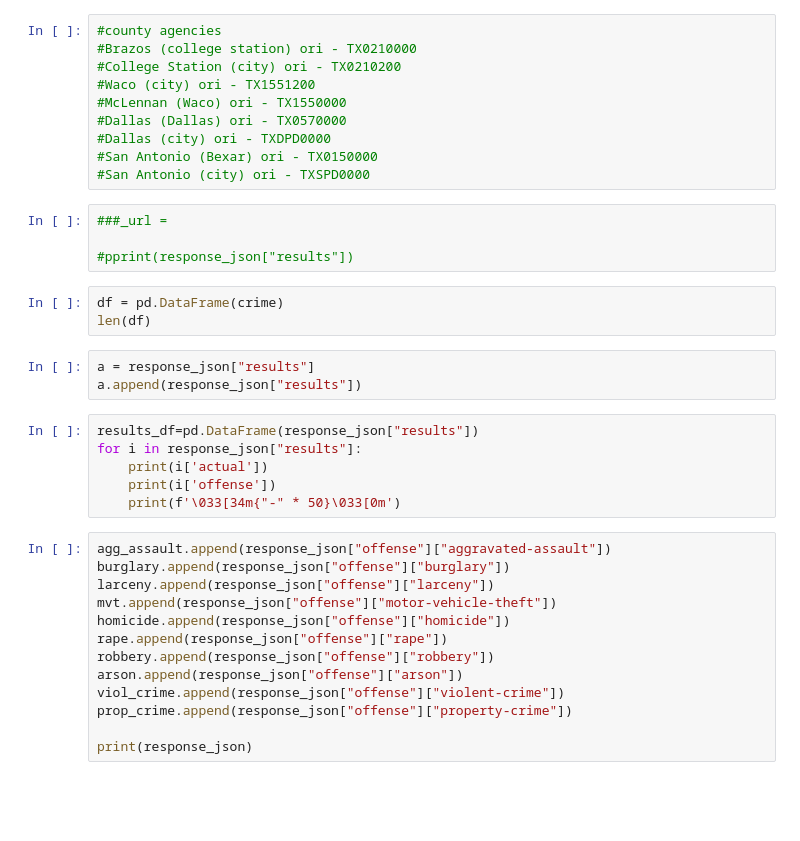
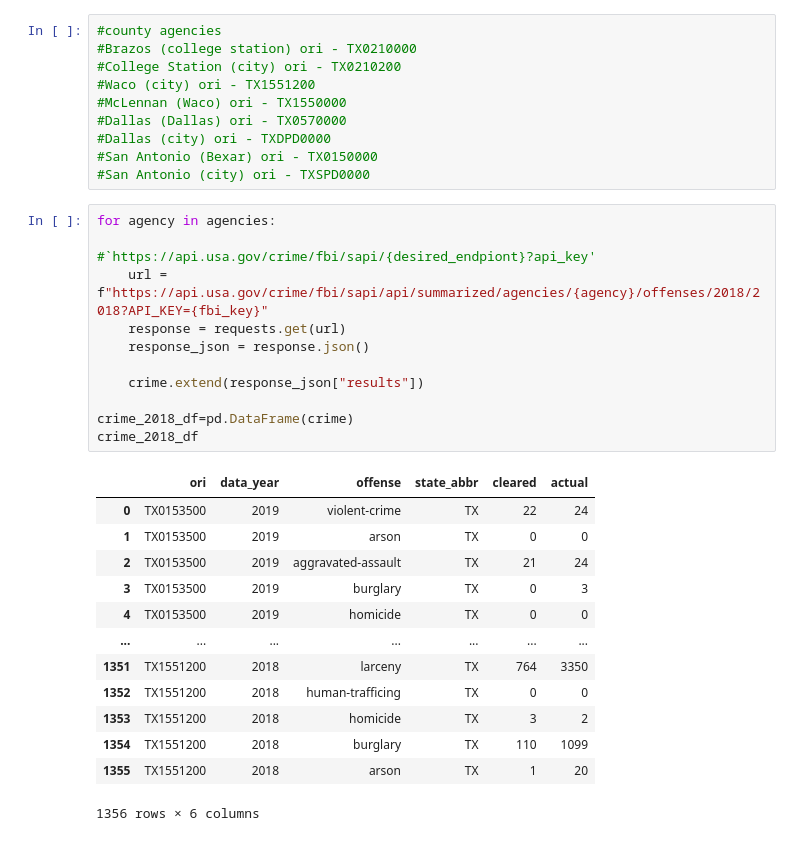
Before and after one commit to Aprieto7/Project-1, a Jupyter notebook: Crime_Data.ipynb, the cells around one changed output. Cells and saved outputs as stored; diff of their text form; blank space fills up the shorter version.

```diff
--- a/Crime_Data.ipynb
+++ b/Crime_Data.ipynb
@@ -75,32 +71,29 @@ crime_df
 #Dallas (city) ori - TXDPD0000
 #San Antonio (Bexar) ori - TX0150000
 #San Antonio (city) ori - TXSPD0000
-# %%
-###_url =
-
-#pprint(response_json["results"])
-# %%
-df = pd.DataFrame(crime)
-len(df)
-# %%
-a = response_json["results"]
-a.append(response_json["results"])
-# %%
-results_df=pd.DataFrame(response_json["results"])
-for i in response_json["results"]:
-    print(i['actual'])
-    print(i['offense'])
-    print(f'\033[34m{"-" * 50}\033[0m')
-# %%
-agg_assault.append(response_json["offense"]["aggravated-assault"])
-burglary.append(response_json["offense"]["burglary"])
-larceny.append(response_json["offense"]["larceny"])
-mvt.append(response_json["offense"]["motor-vehicle-theft"])
-homicide.append(response_json["offense"]["homicide"])
-rape.append(response_json["offense"]["rape"])
-robbery.append(response_json["offense"]["robbery"])
-arson.append(response_json["offense"]["arson"])
-viol_crime.append(response_json["offense"]["violent-crime"])
-prop_crime.append(response_json["offense"]["property-crime"])
-
-print(response_json)
+# %%
+for agency in agencies:
+
+#`https://api.usa.gov/crime/fbi/sapi/{desired_endpiont}?api_key'
+    url = f"https://api.usa.gov/crime/fbi/sapi/api/summarized/agencies/{agency}/offenses/2018/2018?API_KEY={fbi_key}"
+    response = requests.get(url)
+    response_json = response.json()
+
+    crime.extend(response_json["results"])
+
+crime_2018_df=pd.DataFrame(crime)
+crime_2018_df
+# %% [output]
+|  | ori | data_year | offense | state_abbr | cleared | actual |
+| 0 | TX0153500 | 2019 | violent-crime | TX | 22 | 24 |
+| 1 | TX0153500 | 2019 | arson | TX | 0 | 0 |
+| 2 | TX0153500 | 2019 | aggravated-assault | TX | 21 | 24 |
+| 3 | TX0153500 | 2019 | burglary | TX | 0 | 3 |
+| 4 | TX0153500 | 2019 | homicide | TX | 0 | 0 |
+| ... | ... | ... | ... | ... | ... | ... |
+| 1351 | TX1551200 | 2018 | larceny | TX | 764 | 3350 |
+| 1352 | TX1551200 | 2018 | human-trafficing | TX | 0 | 0 |
+| 1353 | TX1551200 | 2018 | homicide | TX | 3 | 2 |
+| 1354 | TX1551200 | 2018 | burglary | TX | 110 | 1099 |
+| 1355 | TX1551200 | 2018 | arson | TX | 1 | 20 |
+1356 rows × 6 columns
```
Also changed, not shown: parts of 6 cells of this notebook.
